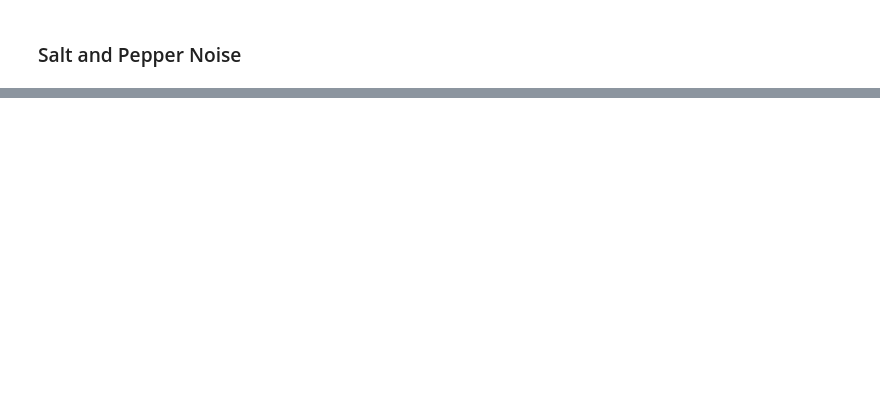
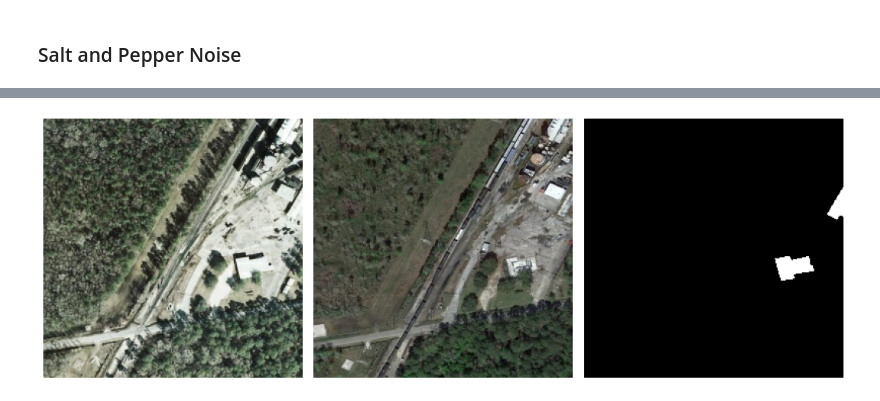
Before and after one commit to RefineX/Change-Detection, a Jupyter notebook: AML_Evaluation.ipynb, the cells around one changed output, grey strips where cells are left out. Drawn from its saved outputs; the diff is of its cells as text; code cells hidden in the pictures; blank space fills up the shorter version.

```diff
--- a/AML_Evaluation.ipynb
+++ b/AML_Evaluation.ipynb
@@ -418,12 +800,11 @@ Feature Augmented Model IoU = 55.35%
 augmentation = "feature_augmented" #@param ["none", "edge_augmented", "mra_augmented", "feature_augmented"]
 noise_type = "salt and pepper" #@param ["gaussian", "salt and pepper"]
 # %%
-# Helper Functions for Model #1
-
 def salt_and_pepper_noise(image):
   noisy_image = image
-  uniform_noise = tf.random.uniform((crop_size, crop_size),0,1)
-  uniform_noise = tf.stack([uniform_noise]*noisy_image.shape[-1],axis=-1)
+  tf.random.set_seed(0)
+  uniform_noise = tf.random.uniform((crop_size, crop_size),0,1,seed=0)
+  uniform_noise = tf.stack([uniform_noise]*6,axis=-1)
   power = 0.025
   noisy_image = tf.where(uniform_noise < power, tf.zeros_like(noisy_image), noisy_image)
   noisy_image = tf.where(uniform_noise > (1-power), tf.ones_like(noisy_image), noisy_image)
@@ -432,7 +813,8 @@ def salt_and_pepper_noise(image):
 def gaussian_noise(image):
   noisy_image = image
   power = 0.2
-  noisy_image = noisy_image + (tf.random.normal(noisy_image.shape,stddev=0.5) * power)
+  tf.random.set_seed(0)
+  noisy_image = noisy_image + (tf.random.normal(tf.shape(noisy_image),stddev=0.5,seed=0) * power)
   # ni_max = tf.reduce_max(noisy_image)
   # ni_min = tf.reduce_min(noisy_image)
   noisy_image = tf.clip_by_value(noisy_image, 0, 1)
@@ -508,9 +890,11 @@ def load_image(image_file):
   image, label = load(image_file)
   image, label = normalize(image, label)
   if noise_type == 'gaussian':
-    noisy_image = tf.py_function(gaussian_noise, [image], tf.float32)
+    # noisy_image = tf.py_function(gaussian_noise, [image], tf.float32)
+    noisy_image = gaussian_noise(image)
   elif noise_type == 'salt and pepper':
-    noisy_image = tf.py_function(salt_and_pepper_noise, [image], tf.float32)
+    noisy_image = salt_and_pepper_noise(image)
+    # noisy_image = tf.py_function(salt_and_pepper_noise, [image], tf.float32)
   noisy_image = tf.cast(noisy_image * 255,tf.uint8)
   if augmentation == 'edge_augmented':
     edges = tf.py_function(canny_edge, [noisy_image], tf.float32)
@@ -522,7 +906,6 @@ def load_image(image_file):
   return noisy_image, label
 
 BATCH_SIZE = 16
-
 test_dataset = tf.data.Dataset.list_files(f'{PATH}/test/{pre_image}/*.jpg')
 test_dataset = test_dataset.map(load_image)
 test_dataset = test_dataset.batch(BATCH_SIZE)
@@ -1492,8 +984,0 @@ ious = []
-# %%
-from tqdm.notebook import tqdm
-baseline_y = np.zeros((16, 256, 256, 2))
-baseline_y[:,:,:,0] = 1
-ious = []
-for _,y in tqdm(test_dataset.take(-1)):
-  ious.append(iou(baseline_y,y).numpy())
-np.mean([i for i in ious])
@@ -1585,0 +1004,3 @@ plt.tight_layout()
+# %%
+#@title Select Augmentation type
+augmentation = "mra_augmented" #@param ["none", "edge_augmented", "mra_augmented", "feature_augmented"]
@@ -1585,0 +1092,13 @@ plt.tight_layout()
+# %%
+# Dataset test - unaugmented
+for x,y in test_dataset.take(1):
+  pass
+plt.figure(figsize=(3*5,5))
+idx = 0
+for i, arr in enumerate([x[idx,:,:,:3].numpy(), x[idx,:,:,3:6].numpy(),y[idx].numpy().argmax(-1)],start=1):
+  plt.subplot(1,3,i)
+  plt.imshow(arr,cmap='gray')
+  plt.axis('off')
+  plt.tight_layout()
+# %% [output]
+[figure, added]
```
Also changed, not shown: parts of 151 cells of this notebook.
